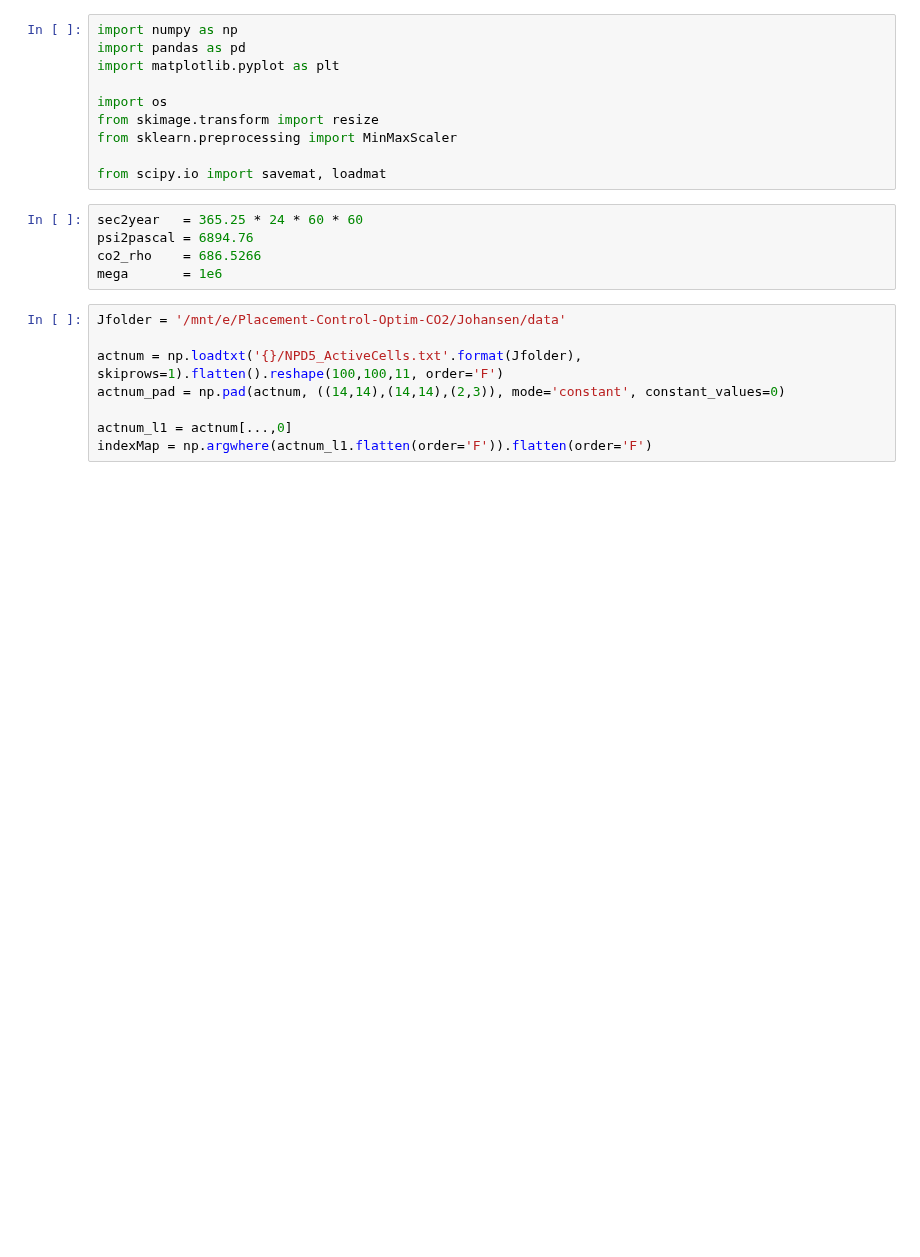
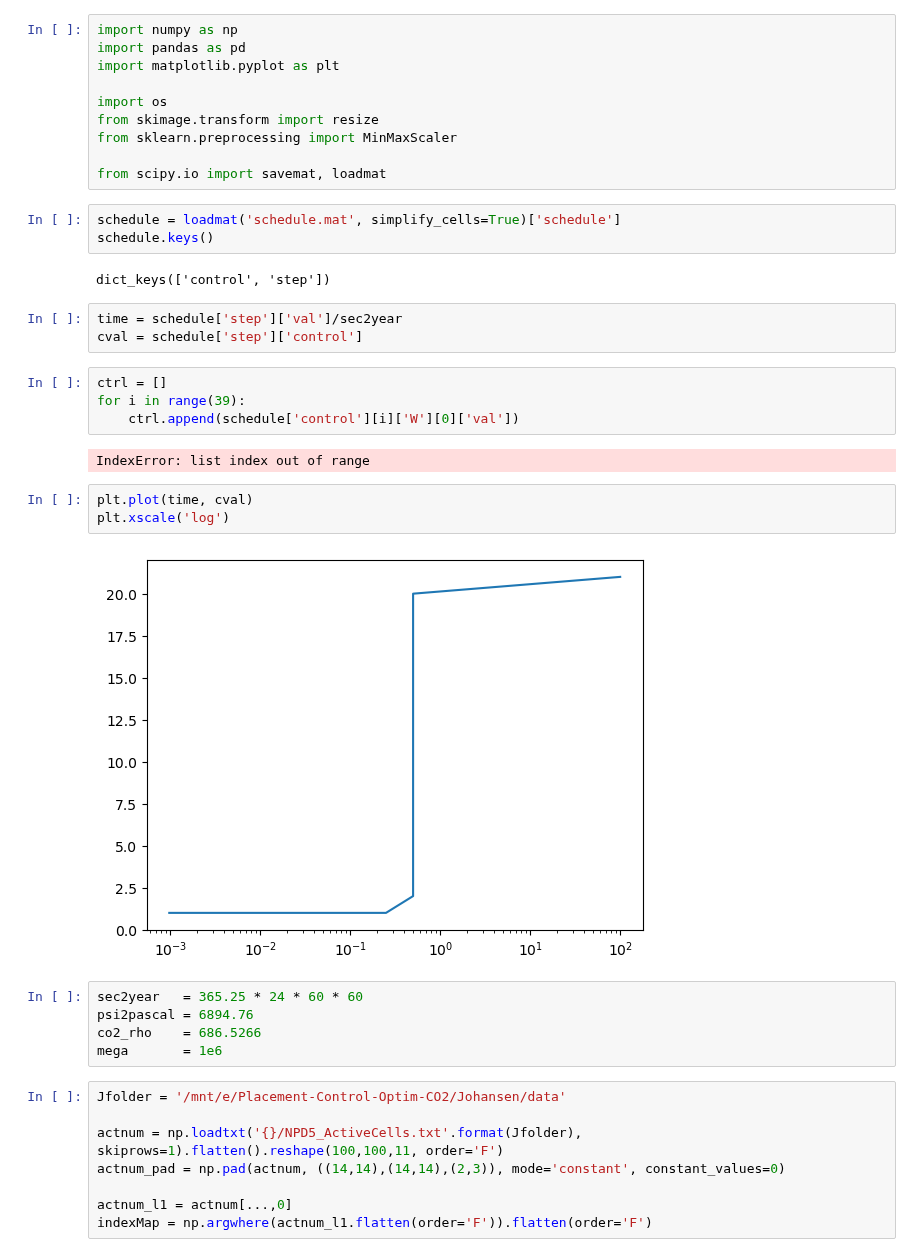
Before and after one commit to misaelmmorales/Placement-Control-Optim-CO2, a Jupyter notebook: placement-control-optim.ipynb, the cells around one changed output. Drawn from its saved outputs; the diff is of its cells as text; blank space fills up the shorter version.

```diff
--- a/placement-control-optim.ipynb
+++ b/placement-control-optim.ipynb
@@ -8,6 +8,25 @@ from skimage.transform import resize
 from sklearn.preprocessing import MinMaxScaler
 
 from scipy.io import savemat, loadmat
+# %%
+schedule = loadmat('schedule.mat', simplify_cells=True)['schedule']
+schedule.keys()
+# %% [output]
+dict_keys(['control', 'step'])
+# %%
+time = schedule['step']['val']/sec2year
+cval = schedule['step']['control']
+# %%
+ctrl = []
+for i in range(39):
+    ctrl.append(schedule['control'][i]['W'][0]['val'])
+# %% [output]
+IndexError: list index out of range
+# %%
+plt.plot(time, cval)
+plt.xscale('log')
+# %% [output]
+[figure, added]
 # %%
 sec2year   = 365.25 * 24 * 60 * 60
 psi2pascal = 6894.76
```
Also changed, not shown: parts of 6 cells of this notebook, 4 other files.
